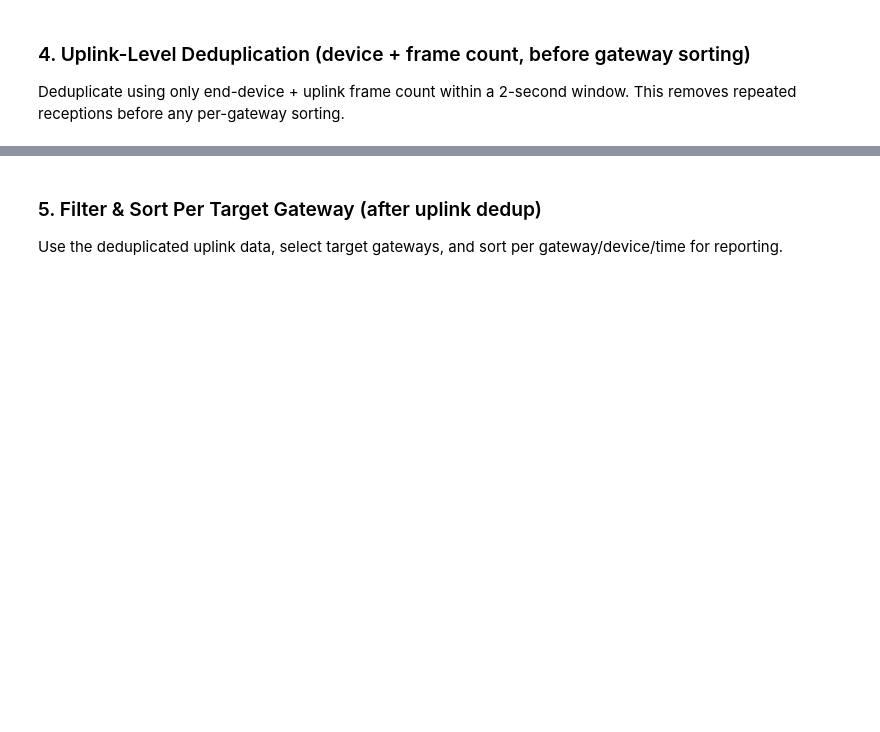
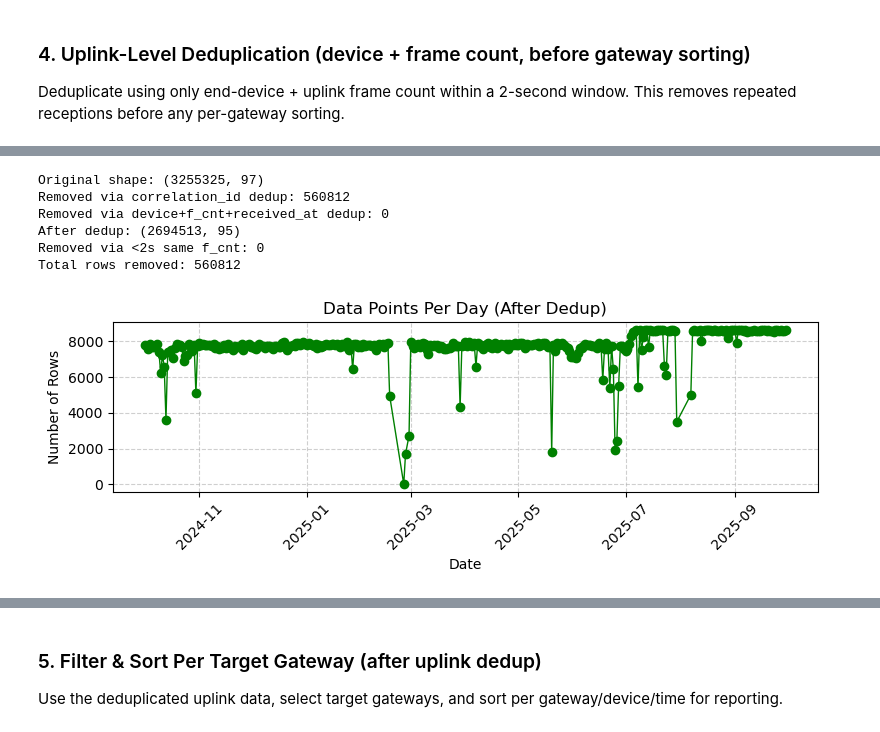
Before and after one commit to nahshonmokua/LoRaWAN-indoor-localization, a Jupyter notebook: 01_Data Sorting.ipynb, the cells around one changed output, grey strips where cells are left out. Saved outputs shown, nothing was run; the diff lists cells and outputs as text; code cells hidden in the pictures; blank space fills up the shorter version.

```diff
--- a/01_Data Sorting.ipynb
+++ b/01_Data Sorting.ipynb
@@ -177,0 +193,58 @@ Rows removed: 560797
+# %%
+# Dedup: correlation_id -> device+f_cnt+received_at -> <2s same f_cnt
+df_uplink = df.copy()
+df_uplink['time'] = pd.to_datetime(df_uplink['time'], errors='coerce', utc=True)
+df_uplink['received_at_dt'] = pd.to_datetime(df_uplink['received_at'], errors='coerce', utc=True)
+df_uplink['f_cnt_int'] = pd.to_numeric(df_uplink['uplink_message_f_cnt'], errors='coerce').astype('Int64')
+df_uplink = df_uplink.dropna(subset=['time'])
+
+n0 = len(df_uplink)
+print("Original shape:", df_uplink.shape)
+
+# Pass 1: one row per TTN event
+df_uplink = df_uplink.drop_duplicates(subset=['correlation_ids_0'], keep='first')
+n1 = len(df_uplink)
+print(f"Removed via correlation_id dedup: {n0 - n1}")
+
+# Pass 2: guard against replayed IDs
+df_uplink = df_uplink.drop_duplicates(
+    subset=['end_device_ids_device_id', 'f_cnt_int', 'received_at_dt'], keep='first'
+)
+n2 = len(df_uplink)
+print(f"Removed via device+f_cnt+received_at dedup: {n1 - n2}")
+
+# Pass 3: <2s same f_cnt fallback
+df_uplink = df_uplink.sort_values(['end_device_ids_device_id', 'time']).copy()
+g = df_uplink.groupby('end_device_ids_device_id', sort=False)
+dt = g['time'].diff().dt.total_seconds()
+f_diff = g['f_cnt_int'].diff()
+dup_mask = (f_diff == 0) & (dt >= 0) & (dt < 2)
+removed_pass3 = dup_mask.sum()
+df_uplink = df_uplink.loc[~dup_mask].drop(columns=['received_at_dt', 'f_cnt_int'], errors='ignore')
+
+df_uplink = df_uplink.reset_index(drop=True)
+n3 = len(df_uplink)
+print("After dedup:", df_uplink.shape)
+print(f"Removed via <2s same f_cnt: {removed_pass3}")
+print(f"Total rows removed: {n0 - n3}")
+
+# Daily counts
+df_uplink['date'] = df_uplink['time'].dt.date
+daily_counts_uplink = df_uplink.groupby('date').size()
+plt.figure(figsize=(8, 3))
+daily_counts_uplink.plot(kind='line', marker='o', linewidth=1, color='green')
+plt.title('Data Points Per Day (After Dedup)')
+plt.xlabel('Date')
+plt.ylabel('Number of Rows')
+plt.xticks(rotation=45)
+plt.grid(True, linestyle='--', alpha=0.6)
+plt.tight_layout()
+plt.show()
+# %% [output]
+Original shape: (3255325, 97)
+Removed via correlation_id dedup: 560812
+Removed via device+f_cnt+received_at dedup: 0
+After dedup: (2694513, 95)
+Removed via <2s same f_cnt: 0
+Total rows removed: 560812
+[figure, added]
```
Also changed, not shown: parts of 7 cells of this notebook.
